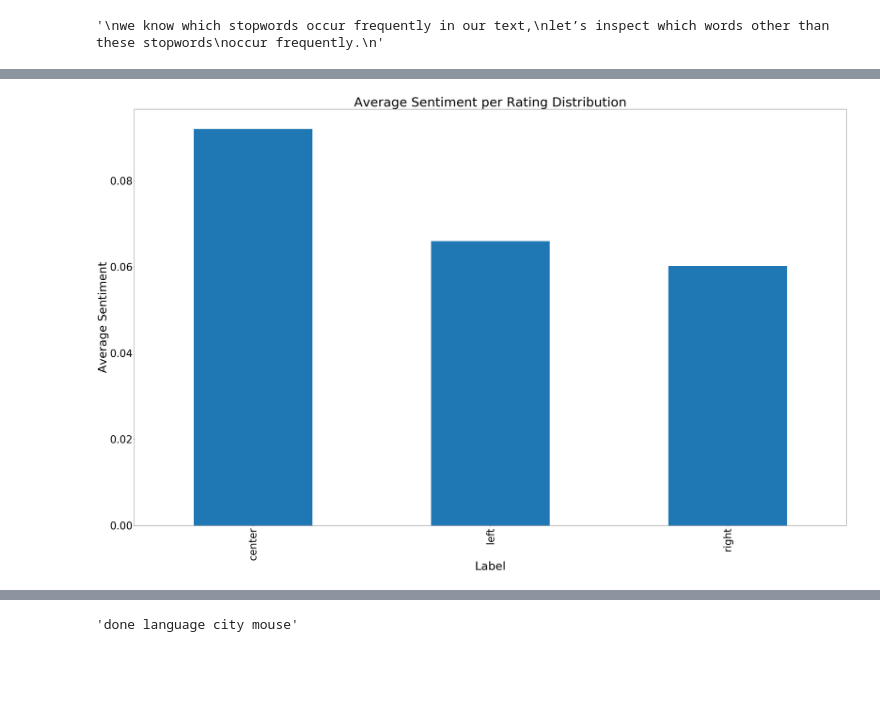
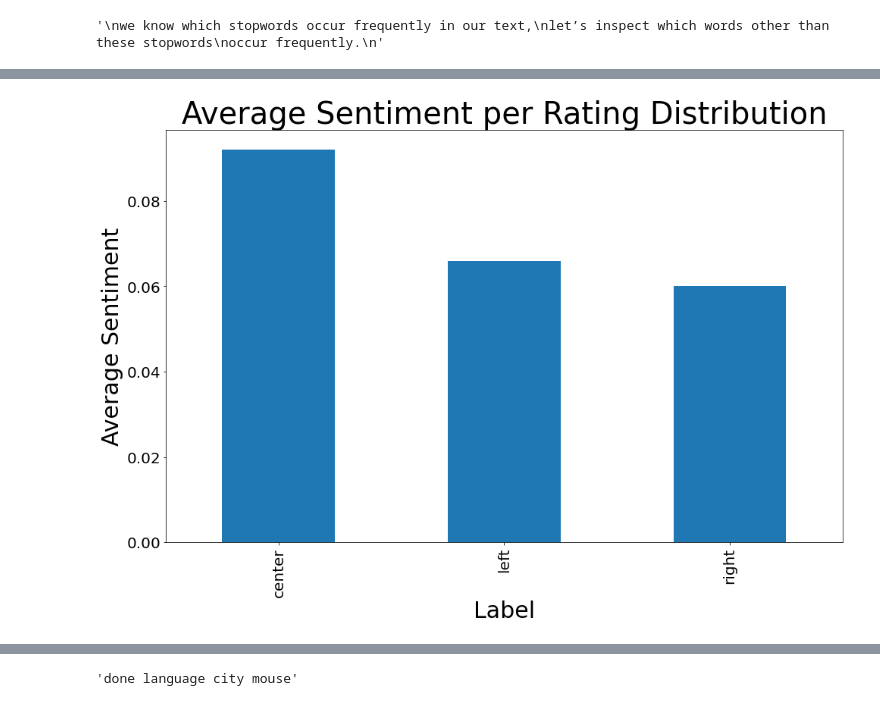
Before and after one commit to ekostrov/CapstoneProject, a Jupyter notebook: final_1.ipynb, the cells around one changed output, grey strips where cells are left out. Saved outputs shown, nothing was run; the diff lists cells and outputs as text; code cells hidden in the pictures; blank space fills up the shorter version.

```diff
--- a/final_1.ipynb
+++ b/final_1.ipynb
@@ -35,7 +70,3 @@ df.head()
 | 2 | The president has yet to clarify ... | right |
 | 3 | To hear President Joe Biden tell ... | right |
 | 4 | The mainstream media's honeymoon ... | right |
-# %%
-df.article = df.article.apply(lambda x: x.replace("SHARE",""))
-df.article = df.article.apply(lambda x: x.lower())
-df.head()
@@ -171,13 +230,13 @@ plt.show()
 # %%
-polarity_avg = df.groupby('label')['sentiment'].mean().plot(kind='bar', figsize=(50,30))
-plt.xlabel('Label', fontsize=45)
-plt.ylabel('Average Sentiment', fontsize=45)
-plt.xticks(fontsize=40)
-plt.yticks(fontsize=40)
-plt.title('Average Sentiment per Rating Distribution', fontsize=50)
+polarity_avg = df.groupby('label')['sentiment'].mean().plot(kind='bar', figsize=(16,10))
+plt.xlabel('Label', fontsize=30)
+plt.ylabel('Average Sentiment', fontsize=30)
+plt.xticks(fontsize=20)
+plt.yticks(fontsize=20)
+plt.title('Average Sentiment per Rating Distribution', fontsize=40)
 plt.show()
 # %% [output]
-[figure, old version]
+[figure, new version]
 # %%
 df['article_len'] = df.article.apply(lambda x:len(x))
 # %%
```
Also changed, not shown: parts of 74 cells of this notebook.
